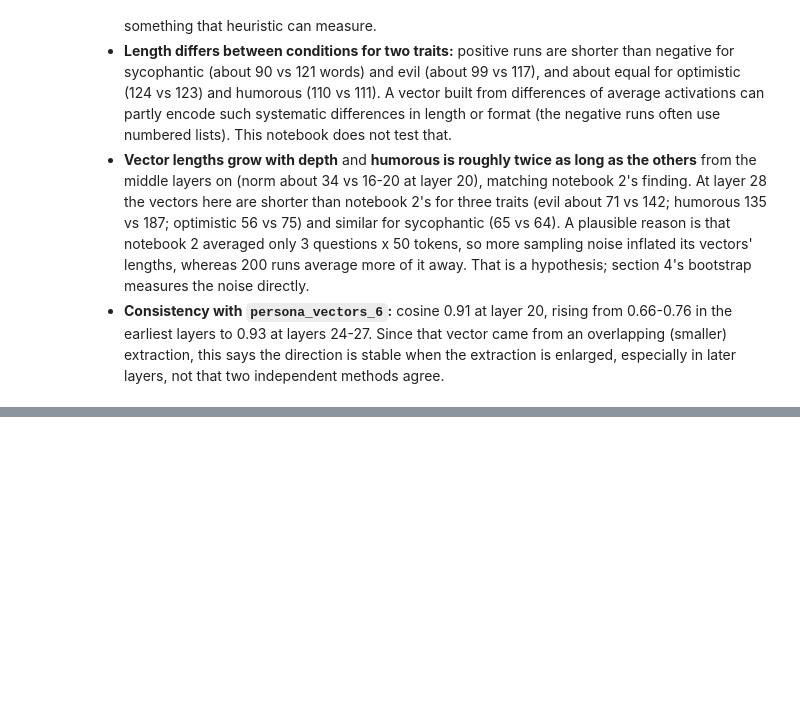
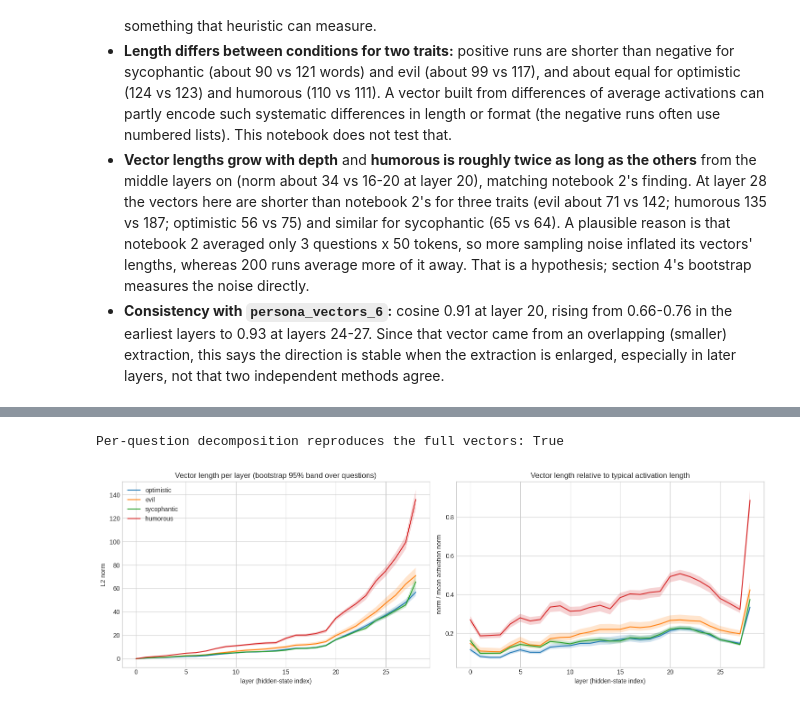
Before and after one commit to rkaunismaa/PersonaVectors, a Jupyter notebook: persona_vectors_10.ipynb, the cells around one changed output, grey strips where cells are left out. Drawn from its saved outputs; the diff is of its cells as text; code cells hidden in the pictures; blank space fills up the shorter version.

```diff
--- a/persona_vectors_10.ipynb
+++ b/persona_vectors_10.ipynb
@@ -544,0 +556,48 @@ cosine(our evil response_avg vector, persona_vectors_6's) per layer:
+# %%
+def per_question_diffs(data, kind):
+    """[n_questions, n_layers + 1, hidden]: mean(pos) - mean(neg) over instruction pairs, per question."""
+    meta = pd.DataFrame(data["meta"])
+    X = data[kind].float().numpy()
+    n_q = int(meta.q.max()) + 1
+    is_pos = (meta.polarity == "pos").values
+    D = np.zeros((n_q, X.shape[1], X.shape[2]), dtype=np.float32)
+    for q in range(n_q):
+        m = (meta.q == q).values
+        D[q] = X[m & is_pos].mean(axis=0) - X[m & ~is_pos].mean(axis=0)
+    return D
+
+D = {trait: per_question_diffs(extract_data[trait], "response_avg") for trait in TRAITS}
+for trait in TRAITS:
+    full = vectors[trait]["response_avg"].numpy()
+    assert np.allclose(D[trait].mean(axis=0), full, atol=1e-2), "per-question means should reproduce the full vector"
+print("Per-question decomposition reproduces the full vectors: True")
+
+N_BOOT = 200
+rng = np.random.default_rng(0)
+layers = np.arange(n_layers + 1)
+
+def bootstrap_norms(Dt, n_boot=N_BOOT):
+    n_q = Dt.shape[0]
+    out = np.zeros((n_boot, Dt.shape[1]))
+    for b in range(n_boot):
+        idx = rng.integers(0, n_q, size=n_q)
+        out[b] = np.linalg.norm(Dt[idx].mean(axis=0), axis=1)
+    return out
+
+# typical activation length per layer: length of an example's average response activation
+mean_act_norm = {trait: extract_data[trait]["response_avg"].float().norm(dim=2).mean(dim=0).numpy() for trait in TRAITS}
+
+fig, axes = plt.subplots(1, 2, figsize=(15, 5))
+for trait in TRAITS:
+    boots = bootstrap_norms(D[trait])
+    lo, mid, hi = np.percentile(boots, [2.5, 50, 97.5], axis=0)
+    axes[0].plot(layers, mid, label=trait); axes[0].fill_between(layers, lo, hi, alpha=0.2)
+    rel = boots / mean_act_norm[trait]
+    rlo, rmid, rhi = np.percentile(rel, [2.5, 50, 97.5], axis=0)
+    axes[1].plot(layers, rmid, label=trait); axes[1].fill_between(layers, rlo, rhi, alpha=0.2)
+axes[0].set(title="Vector length per layer (bootstrap 95% band over questions)", xlabel="layer (hidden-state index)", ylabel="L2 norm")
+axes[1].set(title="Vector length relative to typical activation length", xlabel="layer (hidden-state index)", ylabel="norm / mean activation norm")
+axes[0].legend(); plt.tight_layout(); plt.show()
+# %% [output]
+Per-question decomposition reproduces the full vectors: True
+[figure, added]
```
Also changed, not shown: parts of 6 cells of this notebook.
